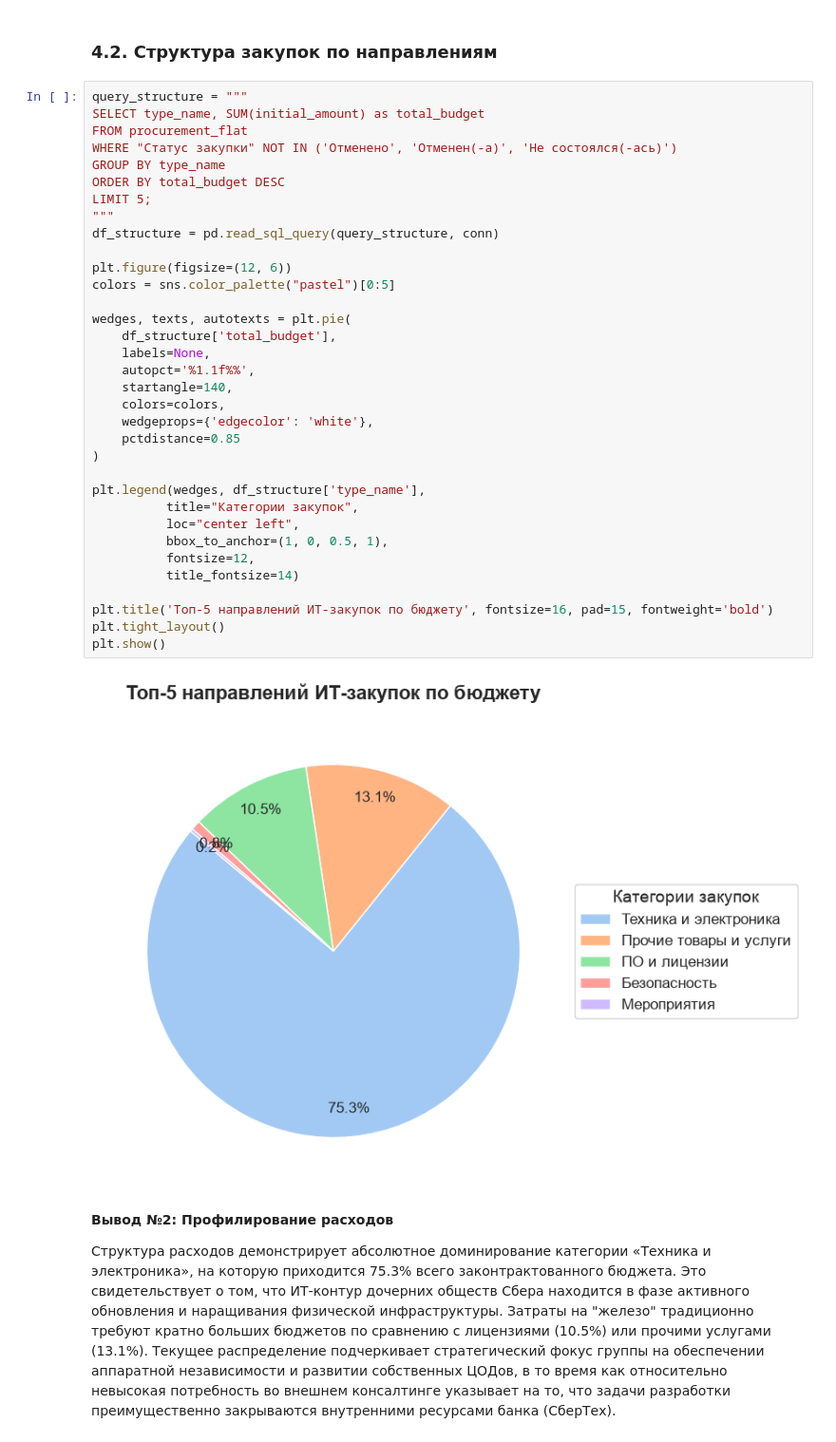
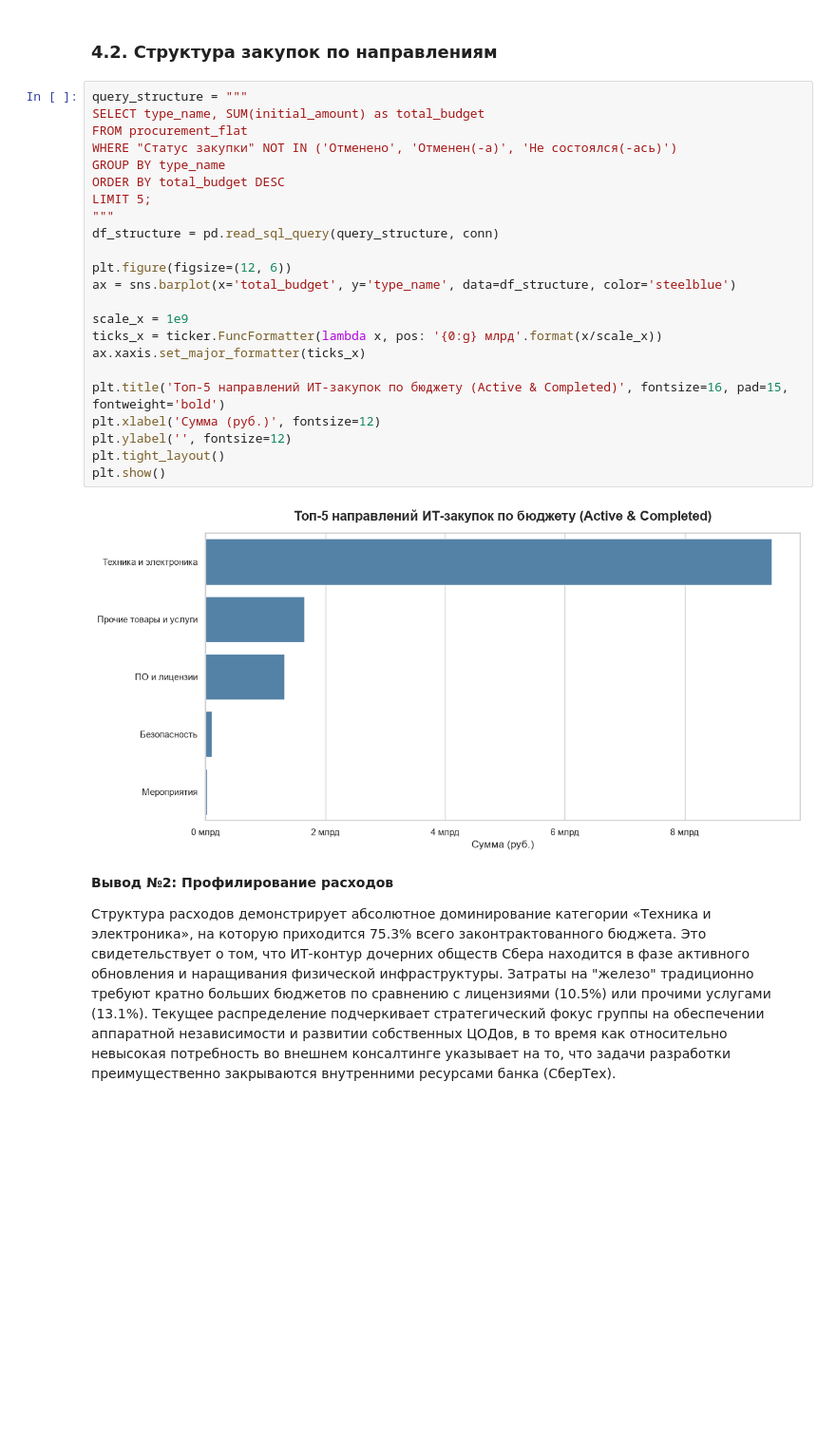
Before and after one commit to zxffg/sber_procurement_audit, a Jupyter notebook: notebooks/procurement_audit.ipynb, the cells around one changed output. Shown at 95% size. Drawn from its saved outputs; the diff is of its cells as text; blank space fills up the shorter version.

Commit message:
edit text and logix

```diff
--- a/notebooks/procurement_audit.ipynb
+++ b/notebooks/procurement_audit.ipynb
@@ -543,39 +565,28 @@ plt.show()
 # %%
 query_structure = """
 SELECT type_name, SUM(initial_amount) as total_budget
 FROM procurement_flat
 WHERE "Статус закупки" NOT IN ('Отменено', 'Отменен(-а)', 'Не состоялся(-ась)')
 GROUP BY type_name
 ORDER BY total_budget DESC
 LIMIT 5;
 """
 df_structure = pd.read_sql_query(query_structure, conn)
 
 plt.figure(figsize=(12, 6))
-colors = sns.color_palette("pastel")[0:5]
+ax = sns.barplot(x='total_budget', y='type_name', data=df_structure, color='steelblue')
 
-wedges, texts, autotexts = plt.pie(
-    df_structure['total_budget'],
-    labels=None,
-    autopct='%1.1f%%',
-    startangle=140,
-    colors=colors,
-    wedgeprops={'edgecolor': 'white'},
-    pctdistance=0.85
-)
+scale_x = 1e9
+ticks_x = ticker.FuncFormatter(lambda x, pos: '{0:g} млрд'.format(x/scale_x))
+ax.xaxis.set_major_formatter(ticks_x)
 
-plt.legend(wedges, df_structure['type_name'],
-          title="Категории закупок",
-          loc="center left",
-          bbox_to_anchor=(1, 0, 0.5, 1),
-          fontsize=12,
-          title_fontsize=14)
-
-plt.title('Топ-5 направлений ИТ-закупок по бюджету', fontsize=16, pad=15, fontweight='bold')
+plt.title('Топ-5 направлений ИТ-закупок по бюджету (Active & Completed)', fontsize=16, pad=15, fontweight='bold')
+plt.xlabel('Сумма (руб.)', fontsize=12)
+plt.ylabel('', fontsize=12)
 plt.tight_layout()
 plt.show()
 # %% [output]
-[figure, old version]
+[figure, new version]
 # %% [markdown]
 **Вывод №2: Профилирование расходов**
 
```
Also changed, not shown: parts of 13 cells of this notebook, 4 other files.
